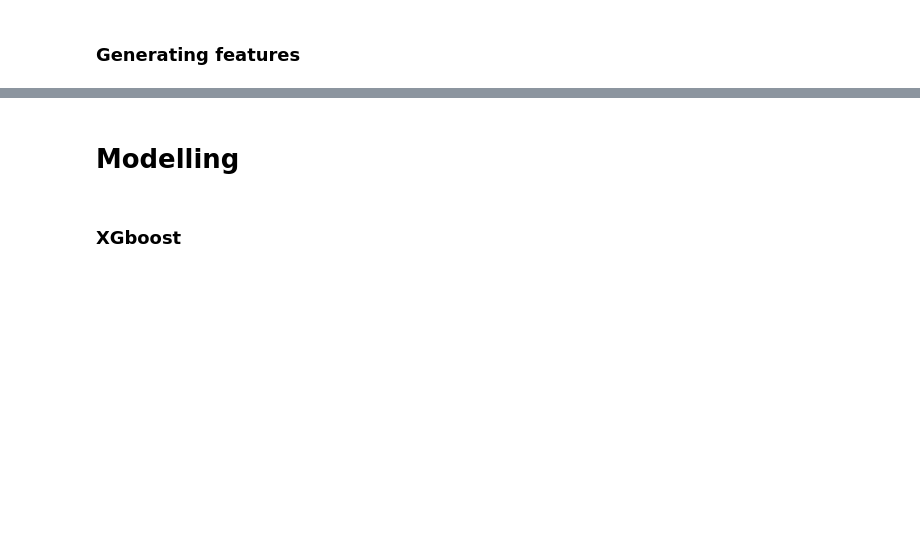
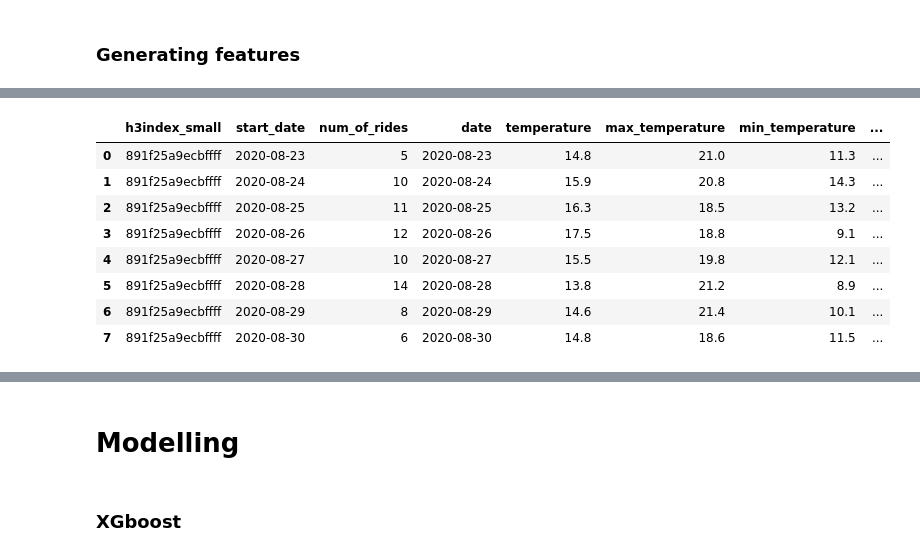
Before and after one commit to logro003/demand-fc, a Jupyter notebook: notebooks/playing_around.ipynb, the cells around one changed output, grey strips where cells are left out. Drawn from its saved outputs; the diff is of its cells as text; code cells hidden in the pictures; blank space fills up the shorter version.

Commit message:
adding tests

```diff
--- a/notebooks/testing_code.ipynb
+++ b/notebooks/playing_around.ipynb
@@ -74 +98,16 @@ INFO:root:Generated features for training dataset
 9780 rows × 10 columns
+# %%
+from tests.test_features import generate_test_data
+
+test_df = generate_test_data()
+test_df
+# %% [output]
+|  | h3index_small | start_date | num_of_rides | date | temperature | max_temperature | min_temperature | ... |
+| 0 | 891f25a9ecbffff | 2020-08-23 | 5 | 2020-08-23 | 14.8 | 21.0 | 11.3 | ... |
+| 1 | 891f25a9ecbffff | 2020-08-24 | 10 | 2020-08-24 | 15.9 | 20.8 | 14.3 | ... |
+| 2 | 891f25a9ecbffff | 2020-08-25 | 11 | 2020-08-25 | 16.3 | 18.5 | 13.2 | ... |
+| 3 | 891f25a9ecbffff | 2020-08-26 | 12 | 2020-08-26 | 17.5 | 18.8 | 9.1 | ... |
+| 4 | 891f25a9ecbffff | 2020-08-27 | 10 | 2020-08-27 | 15.5 | 19.8 | 12.1 | ... |
+| 5 | 891f25a9ecbffff | 2020-08-28 | 14 | 2020-08-28 | 13.8 | 21.2 | 8.9 | ... |
+| 6 | 891f25a9ecbffff | 2020-08-29 | 8 | 2020-08-29 | 14.6 | 21.4 | 10.1 | ... |
+| 7 | 891f25a9ecbffff | 2020-08-30 | 6 | 2020-08-30 | 14.8 | 18.6 | 11.5 | ... |
```
Also changed, not shown: parts of 6 cells of this notebook, 15 other files.
